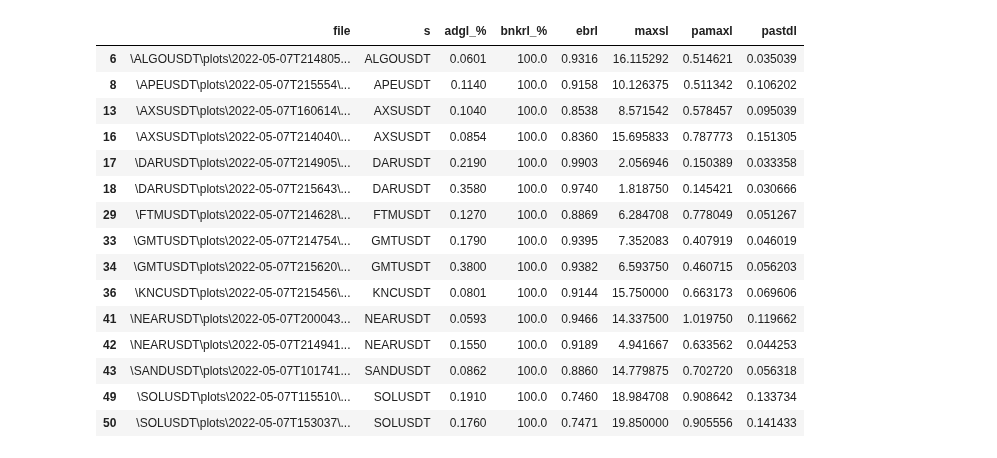
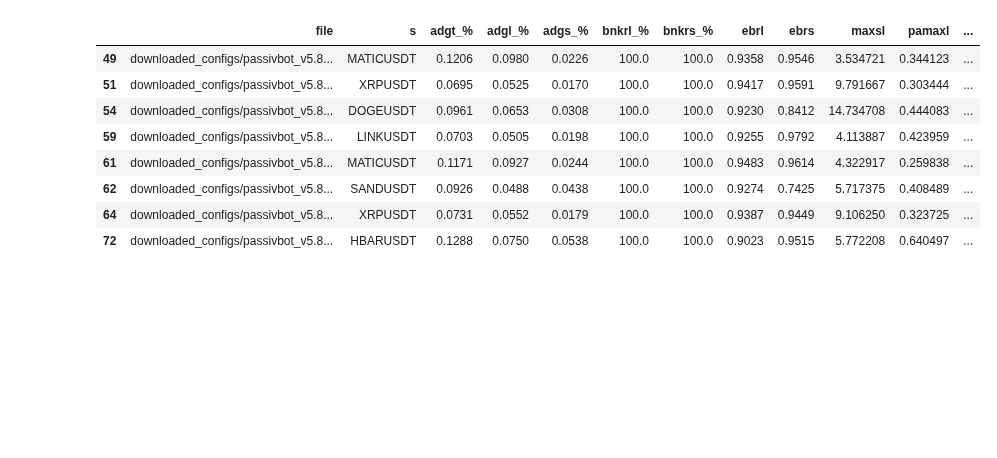
Before and after one commit to shroukkhan/passivbot, a Jupyter notebook: analyze_result.ipynb, the cells around one changed output. Saved outputs shown, nothing was run; the diff lists cells and outputs as text; code cells hidden in the pictures; blank space fills up the shorter version.

```diff
--- a/analyze_result.ipynb
+++ b/analyze_result.ipynb
@@ -237,0 +100,29 @@ df
+# %%
+allowed_symbols = [
+    "ETHUSDT", "BCHUSDT", "XRPUSDT", "EOSUSDT", "LTCUSDT", "TRXUSDT", "ETCUSDT", "LINKUSDT", "XLMUSDT", "ADAUSDT",
+    "XMRUSDT", "DASHUSDT", "ZECUSDT", "XTZUSDT", "BNBUSDT", "ATOMUSDT", "NEOUSDT", "IOSTUSDT", "THETAUSDT", "ALGOUSDT",
+    "ZILUSDT", "KNCUSDT", "COMPUSDT", "OMGUSDT", "DOGEUSDT", "KAVAUSDT", "BANDUSDT", "RLCUSDT", "WAVESUSDT", "SNXUSDT",
+    "DOTUSDT", "CRVUSDT", "TRBUSDT", "RUNEUSDT", "SUSHIUSDT", "SRMUSDT", "EGLDUSDT", "FTMUSDT", "HNTUSDT", "RENUSDT",
+    "KSMUSDT", "NEARUSDT", "FILUSDT", "RSRUSDT", "MATICUSDT", "OCEANUSDT", "CVCUSDT", "GRTUSDT", "1INCHUSDT", "CHZUSDT",
+    "SANDUSDT", "BTSUSDT", "LITUSDT", "UNFIUSDT", "REEFUSDT", "MANAUSDT", "HBARUSDT", "ONEUSDT", "LINAUSDT", "STMXUSDT",
+    "DENTUSDT", "HOTUSDT", "MTLUSDT", "SCUSDT", "1000SHIBUSDT"
+]
+#allowed_symbols = [s + "USDT" for s in allowed_symbols]
+big_data['adgt_%'] = big_data['adgl_%'] + big_data['adgs_%']
+df = big_data[(big_data.s.isin(allowed_symbols))
+    #& (big_data['long'] == True)
+    #& (big_data['adgl_%'] > 0.04)
+    #& (big_data['short'] == True)
+    #& (big_data['adgt_%'] > 0.1)
+    #& (big_data['bnkrl_%'] > 95.0)
+    #& (big_data['bnkrs_%'] > 95.0)
+    #& (big_data['ebrs'] > .85)
+    #& (big_data['ebrl'] > .8)
+    #& (big_data['v'] == '5.5')
+
+    # & (big_data['tg_%'] > 10)
+    # & (big_data['ebr'] > .85)
+]
+#df['total_adg'] = big_data['adgl_%'] + big_data['adgs_%']
+df.to_csv('5.8.csv')
+df
@@ -238,9 +143,9 @@ df
 # %%
 df.drop_duplicates(
-    subset=['s', 'prod', 'tgl_%', 'tgs_%', 'adgl_%', 'adgs_%', 'adgt_%', 'bnkrl_%', 'bnkrs_%', 'ebrl', 'ebrs', 'long',
+    subset=['s',  'tgl_%', 'tgs_%', 'adgl_%', 'adgs_%', 'adgt_%', 'bnkrl_%', 'bnkrs_%', 'ebrl', 'ebrs', 'long',
             'short'], keep='first',
     inplace=True)
-dx = df[['file', 'prod', 's', 'adgt_%', 'adgl_%', 'adgs_%', 'bnkrl_%', 'bnkrs_%', 'ebrl', 'ebrs', 'maxsl', 'pamaxl','pastdl',
+dx = df[['file',  's', 'adgt_%', 'adgl_%', 'adgs_%', 'bnkrl_%', 'bnkrs_%', 'ebrl', 'ebrs', 'maxsl', 'pamaxl','pastdl',
          'maxss', 'pamaxs','pastds' ]]
 dx
 # %% [output]
@@ -264,28 +169,21 @@ dx
 # %%
 dl_proposed = dx[
     #(dx['lm'] == 'n') &
     (dx['bnkrl_%'] == 100) &
-    (dx['ebrl'] > 0.7) &
-     (dx['adgl_%'] > 0.04) &
+    (dx['ebrl'] > 0.9) &
+    (dx['adgl_%'] > 0.04) &
     #(dx['pastdl'] < 0.1) &
     (dx['maxsl'] < 20)
     ]
-dl_proposed = dl_proposed[['file','s','adgl_%', 'bnkrl_%', 'ebrl',  'maxsl', 'pamaxl','pastdl' ]]
+#dl_proposed = dl_proposed[['file','s','adgl_%', 'bnkrl_%', 'ebrl',  'maxsl', 'pamaxl','pastdl' ]]
 dl_proposed
 # %% [output]
-|  | file | s | adgl_% | bnkrl_% | ebrl | maxsl | pamaxl | pastdl |
-| 6 | \ALGOUSDT\plots\2022-05-07T214805... | ALGOUSDT | 0.0601 | 100.0 | 0.9316 | 16.115292 | 0.514621 | 0.035039 |
-| 8 | \APEUSDT\plots\2022-05-07T215554\... | APEUSDT | 0.1140 | 100.0 | 0.9158 | 10.126375 | 0.511342 | 0.106202 |
-| 13 | \AXSUSDT\plots\2022-05-07T160614\... | AXSUSDT | 0.1040 | 100.0 | 0.8538 | 8.571542 | 0.578457 | 0.095039 |
-| 16 | \AXSUSDT\plots\2022-05-07T214040\... | AXSUSDT | 0.0854 | 100.0 | 0.8360 | 15.695833 | 0.787773 | 0.151305 |
-| 17 | \DARUSDT\plots\2022-05-07T214905\... | DARUSDT | 0.2190 | 100.0 | 0.9903 | 2.056946 | 0.150389 | 0.033358 |
-| 18 | \DARUSDT\plots\2022-05-07T215643\... | DARUSDT | 0.3580 | 100.0 | 0.9740 | 1.818750 | 0.145421 | 0.030666 |
-| 29 | \FTMUSDT\plots\2022-05-07T214628\... | FTMUSDT | 0.1270 | 100.0 | 0.8869 | 6.284708 | 0.778049 | 0.051267 |
-| 33 | \GMTUSDT\plots\2022-05-07T214754\... | GMTUSDT | 0.1790 | 100.0 | 0.9395 | 7.352083 | 0.407919 | 0.046019 |
-| 34 | \GMTUSDT\plots\2022-05-07T215620\... | GMTUSDT | 0.3800 | 100.0 | 0.9382 | 6.593750 | 0.460715 | 0.056203 |
-| 36 | \KNCUSDT\plots\2022-05-07T215456\... | KNCUSDT | 0.0801 | 100.0 | 0.9144 | 15.750000 | 0.663173 | 0.069606 |
-| 41 | \NEARUSDT\plots\2022-05-07T200043... | NEARUSDT | 0.0593 | 100.0 | 0.9466 | 14.337500 | 1.019750 | 0.119662 |
-| 42 | \NEARUSDT\plots\2022-05-07T214941... | NEARUSDT | 0.1550 | 100.0 | 0.9189 | 4.941667 | 0.633562 | 0.044253 |
-| 43 | \SANDUSDT\plots\2022-05-07T101741... | SANDUSDT | 0.0862 | 100.0 | 0.8860 | 14.779875 | 0.702720 | 0.056318 |
-| 49 | \SOLUSDT\plots\2022-05-07T115510\... | SOLUSDT | 0.1910 | 100.0 | 0.7460 | 18.984708 | 0.908642 | 0.133734 |
-| 50 | \SOLUSDT\plots\2022-05-07T153037\... | SOLUSDT | 0.1760 | 100.0 | 0.7471 | 19.850000 | 0.905556 | 0.141433 |
+|  | file | s | adgt_% | adgl_% | adgs_% | bnkrl_% | bnkrs_% | ebrl | ebrs | maxsl | pamaxl | ... |
+| 49 | downloaded_configs/passivbot_v5.8... | MATICUSDT | 0.1206 | 0.0980 | 0.0226 | 100.0 | 100.0 | 0.9358 | 0.9546 | 3.534721 | 0.344123 | ... |
+| 51 | downloaded_configs/passivbot_v5.8... | XRPUSDT | 0.0695 | 0.0525 | 0.0170 | 100.0 | 100.0 | 0.9417 | 0.9591 | 9.791667 | 0.303444 | ... |
+| 54 | downloaded_configs/passivbot_v5.8... | DOGEUSDT | 0.0961 | 0.0653 | 0.0308 | 100.0 | 100.0 | 0.9230 | 0.8412 | 14.734708 | 0.444083 | ... |
+| 59 | downloaded_configs/passivbot_v5.8... | LINKUSDT | 0.0703 | 0.0505 | 0.0198 | 100.0 | 100.0 | 0.9255 | 0.9792 | 4.113887 | 0.423959 | ... |
+| 61 | downloaded_configs/passivbot_v5.8... | MATICUSDT | 0.1171 | 0.0927 | 0.0244 | 100.0 | 100.0 | 0.9483 | 0.9614 | 4.322917 | 0.259838 | ... |
+| 62 | downloaded_configs/passivbot_v5.8... | SANDUSDT | 0.0926 | 0.0488 | 0.0438 | 100.0 | 100.0 | 0.9274 | 0.7425 | 5.717375 | 0.408489 | ... |
+| 64 | downloaded_configs/passivbot_v5.8... | XRPUSDT | 0.0731 | 0.0552 | 0.0179 | 100.0 | 100.0 | 0.9387 | 0.9449 | 9.106250 | 0.323725 | ... |
+| 72 | downloaded_configs/passivbot_v5.8... | HBARUSDT | 0.1288 | 0.0750 | 0.0538 | 100.0 | 100.0 | 0.9023 | 0.9515 | 5.772208 | 0.640497 | ... |
```
Also changed, not shown: parts of 7 cells of this notebook, 20 other files.
